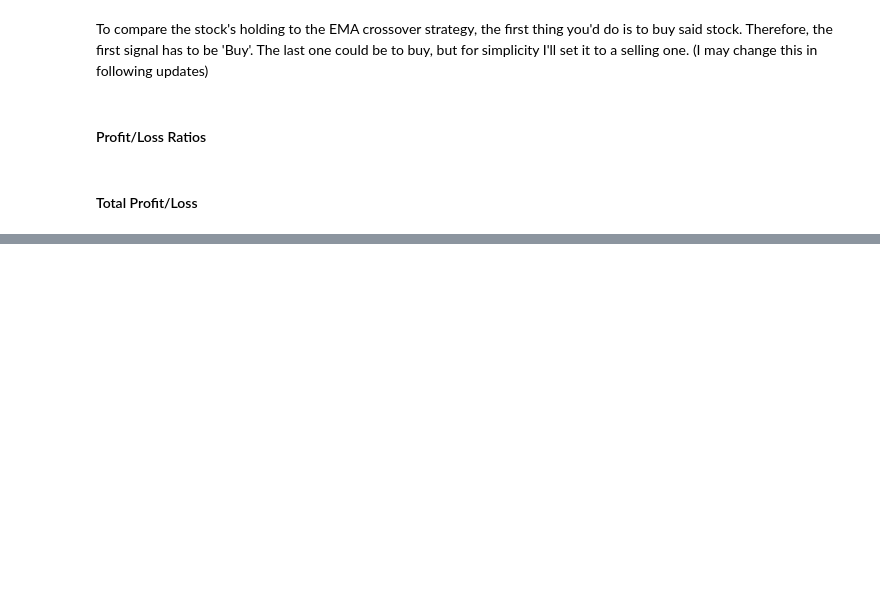
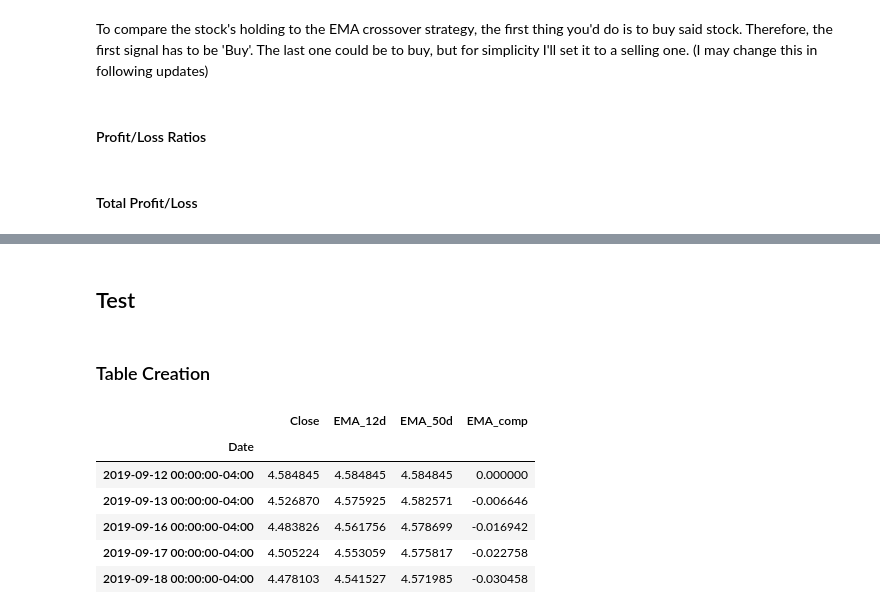
Before and after one commit to Mati-DB/stack_portfolio, a Jupyter notebook: NVDA_v2.ipynb, the cells around one changed output, grey strips where cells are left out. Cells and saved outputs as stored; diff of their text form; code cells hidden in the pictures; blank space fills up the shorter version.

```diff
--- a/NVDA_v2.ipynb
+++ b/NVDA_v2.ipynb
@@ -297,0 +288,18 @@ print(f'\033[1m Difference: \033[0m {round(crossover_12d_26d_earnings - Holding_
+# %% [markdown]
+## Test
+# %% [markdown]
+### Table Creation
+# %%
+cols = ['Close','EMA_12d','EMA_50d']
+
+crossover_12d_50d = close_5y.loc[:,cols]
+crossover_12d_50d.loc[:,'EMA_comp'] = crossover_12d_50d.loc[:,'EMA_12d'] - crossover_12d_50d.loc[:,'EMA_50d']
+crossover_12d_50d.head()
+# %% [output]
+|  | Close | EMA_12d | EMA_50d | EMA_comp |
+| Date |  |  |  |  |
+| 2019-09-12 00:00:00-04:00 | 4.584845 | 4.584845 | 4.584845 | 0.000000 |
+| 2019-09-13 00:00:00-04:00 | 4.526870 | 4.575925 | 4.582571 | -0.006646 |
+| 2019-09-16 00:00:00-04:00 | 4.483826 | 4.561756 | 4.578699 | -0.016942 |
+| 2019-09-17 00:00:00-04:00 | 4.505224 | 4.553059 | 4.575817 | -0.022758 |
+| 2019-09-18 00:00:00-04:00 | 4.478103 | 4.541527 | 4.571985 | -0.030458 |
```
Also changed, not shown: parts of 11 cells of this notebook.
